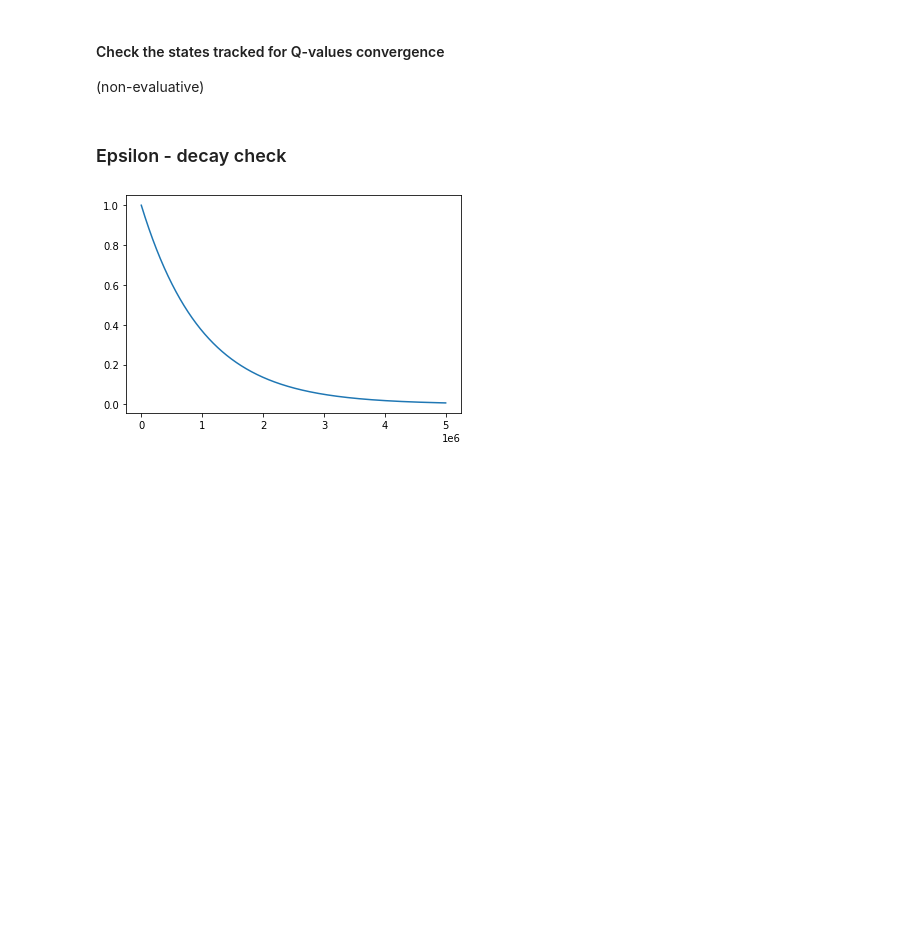
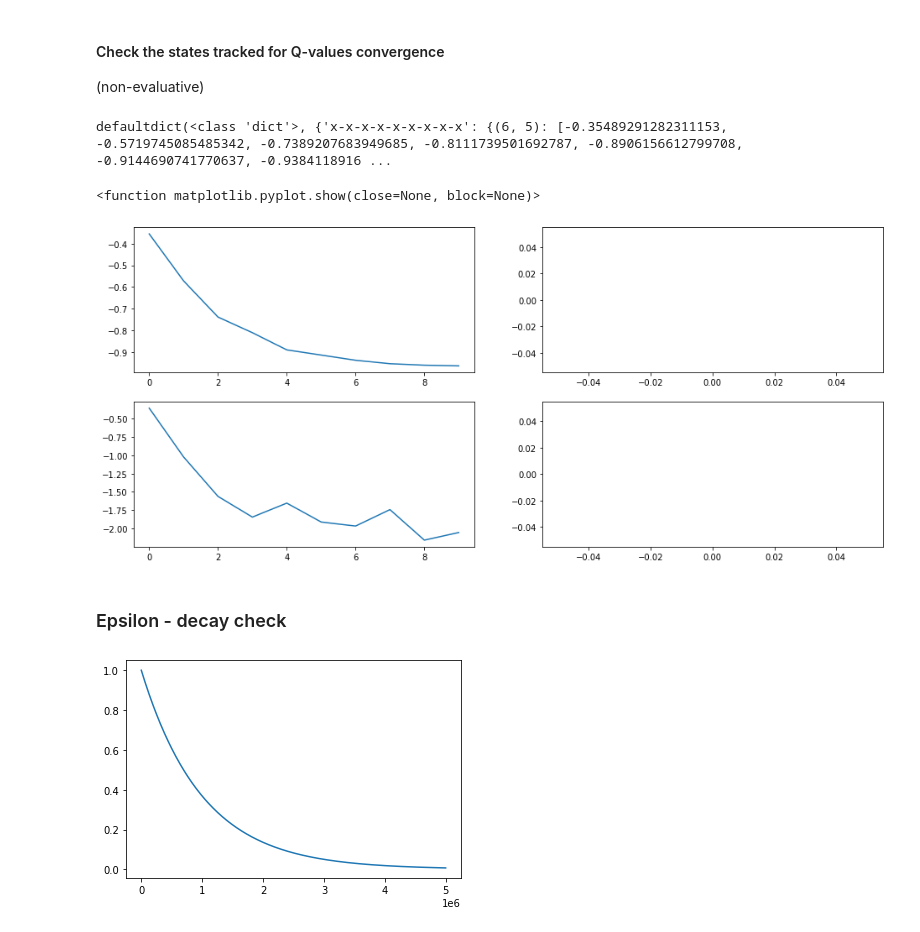
Before and after one commit to shubhambombarde/tictactoe-reinforcement_learning, a Jupyter notebook: TicTacToe_Agent+(1).ipynb, the cells around one changed output. Drawn from its saved outputs; the diff is of its cells as text; code cells hidden in the pictures; blank space fills up the shorter version.

```diff
--- a/TicTacToe_Agent+(1).ipynb
+++ b/TicTacToe_Agent+(1).ipynb
@@ -213,3 +219,31 @@ len(Q_dict)
+# %%
+# Write the code for plotting the graphs for state-action pairs tracked
+print(States_track)
+plt.figure(0, figsize=(16,7))
+
+x_axis = np.asarray(range(0, len(States_track['x-x-x-x-x-x-x-x-x'][(6,5)])))
+plt.subplot(221)
+plt.plot(x_axis,np.asarray(States_track['x-x-x-x-x-x-x-x-x'][(6,5)]))
+plt.show
+
+x_axis = np.asarray(range(0, len(States_track['x-3-x-x-1-x-x-x-x'][(7,5)])))
+plt.subplot(222)
+plt.plot(x_axis,np.asarray(States_track['x-3-x-x-1-x-x-x-x'][(7,5)]))
+plt.show
+
+x_axis = np.asarray(range(0, len(States_track['x-x-x-x-x-x-x-x-x'][(1,9)])))
+plt.subplot(223)
+plt.plot(x_axis,np.asarray(States_track['x-x-x-x-x-x-x-x-x'][(1,9)]))
+plt.show
+
+x_axis = np.asarray(range(0, len(States_track['x-5-x-x-x-x-5-7-x'][(8,2)])))
+plt.subplot(224)
+plt.plot(x_axis,np.asarray(States_track['x-5-x-x-x-x-5-7-x'][(8,2)]))
+plt.show
+# %% [output]
+defaultdict(<class 'dict'>, {'x-x-x-x-x-x-x-x-x': {(6, 5): [-0.35489291282311153, -0.5719745085485342, -0.7389207683949685, -0.8111739501692787, -0.8906156612799708, -0.9144690741770637, -0.9384118916 ...
+<function matplotlib.pyplot.show(close=None, block=None)>
+[figure, added]
 # %% [markdown]
 ### Epsilon - decay check
 # %%
```
Also changed, not shown: parts of 10 cells of this notebook, 4 other files.
